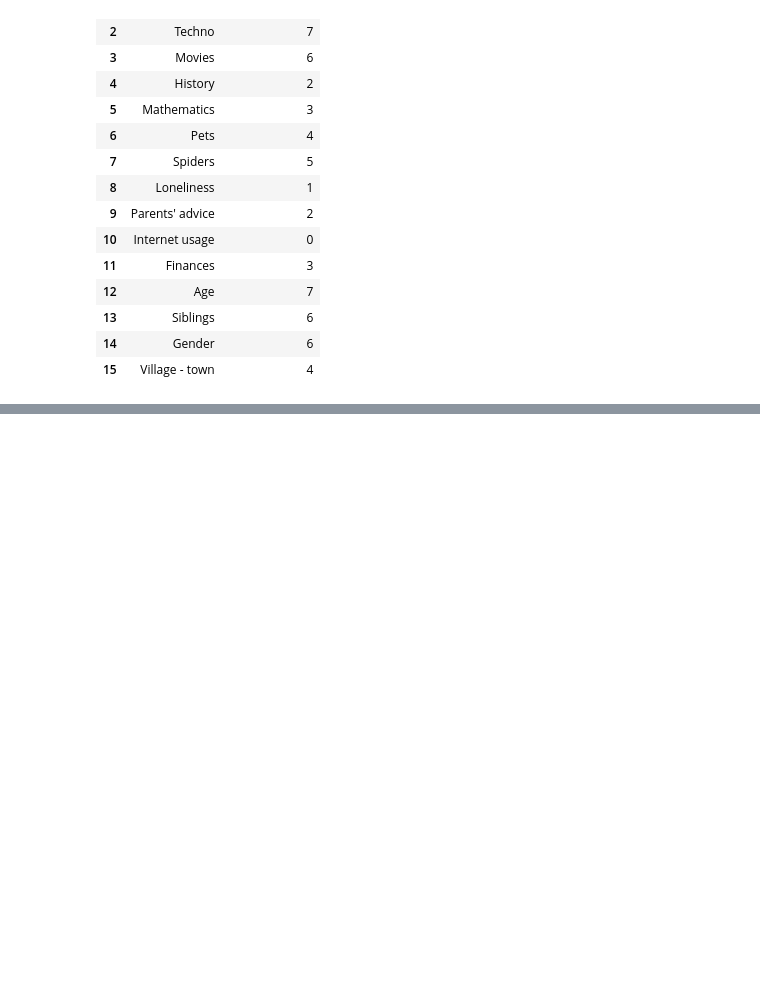
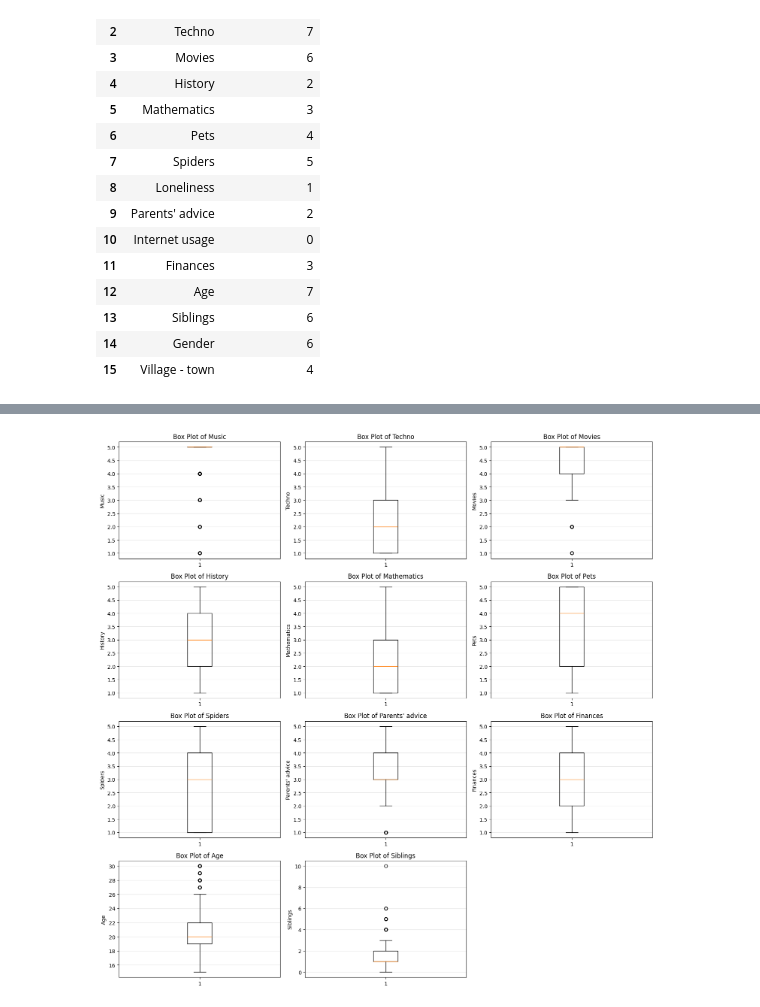
Before and after one commit to SnowSE/project-preprocessing-ma-teo-1, a Jupyter notebook: project.ipynb, the cells around one changed output, grey strips where cells are left out. Saved outputs shown, nothing was run; the diff lists cells and outputs as text; code cells hidden in the pictures; blank space fills up the shorter version.

```diff
--- a/project.ipynb
+++ b/project.ipynb
@@ -91,0 +168,17 @@ We are trying to predict the Loneliness score based on the other features in the
+# %%
+fig, axes = plt.subplots(4, 3, figsize=(15, 15))
+axes = axes.ravel()
+
+for idx, col in enumerate(numerical_cols):
+    axes[idx].boxplot(survey_data[col].dropna(), vert=True)
+    axes[idx].set_title(f'Box Plot of {col}')
+    axes[idx].set_ylabel(col)
+    axes[idx].grid(axis='y', alpha=0.3)
+
+for idx in range(len(numerical_cols), len(axes)):
+    axes[idx].set_visible(False)
+
+plt.tight_layout()
+plt.show()
+# %% [output]
+[figure, added]
```
Also changed, not shown: parts of 45 cells of this notebook.
